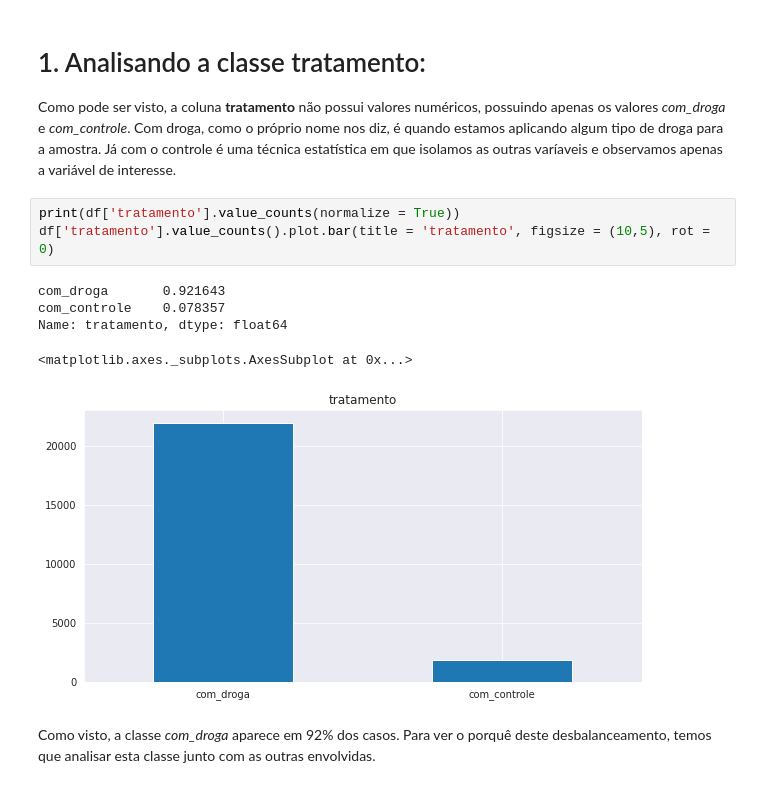
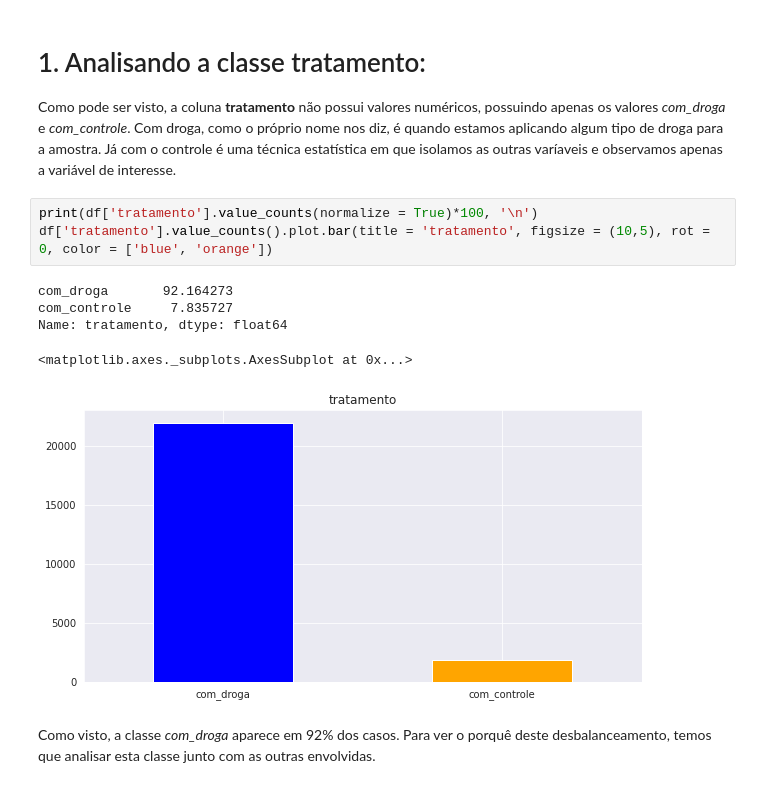
Before and after one commit to MisterGusMan/Alura_ID3, a Jupyter notebook: Análise_Aula_1.ipynb, the cells around one changed output. Drawn from its saved outputs; the diff is of its cells as text.

```diff
--- a/Análise_Aula_1.ipynb
+++ b/Análise_Aula_1.ipynb
@@ -91,14 +91,14 @@ Agora que já temos uma noção dos resultados do nosso dataframe, podemos fazer
 # 1. Analisando a classe tratamento:
 Como pode ser visto, a coluna **tratamento** não possui valores numéricos, possuindo apenas os valores *com_droga* e *com_controle*. Com droga, como o próprio nome nos diz, é quando estamos aplicando algum tipo de droga para a amostra. Já com o controle é uma técnica estatística em que isolamos as outras varíaveis e observamos apenas a variável de interesse.
 # %%
-print(df['tratamento'].value_counts(normalize = True))
-df['tratamento'].value_counts().plot.bar(title = 'tratamento', figsize = (10,5), rot = 0)
+print(df['tratamento'].value_counts(normalize = True)*100, '\n')
+df['tratamento'].value_counts().plot.bar(title = 'tratamento', figsize = (10,5), rot = 0, color = ['blue', 'orange'])
 # %% [output]
-com_droga       0.921643
-com_controle    0.078357
+com_droga       92.164273
+com_controle     7.835727
 Name: tratamento, dtype: float64
 <matplotlib.axes._subplots.AxesSubplot at 0x...>
-[figure, old version]
+[figure, new version]
 # %% [markdown]
 Como visto, a classe *com_droga* aparece em 92% dos casos. Para ver o porquê deste desbalanceamento, temos que analisar esta classe junto com as outras  envolvidas.
 # %%
```
Also changed, not shown: parts of 8 cells of this notebook.
